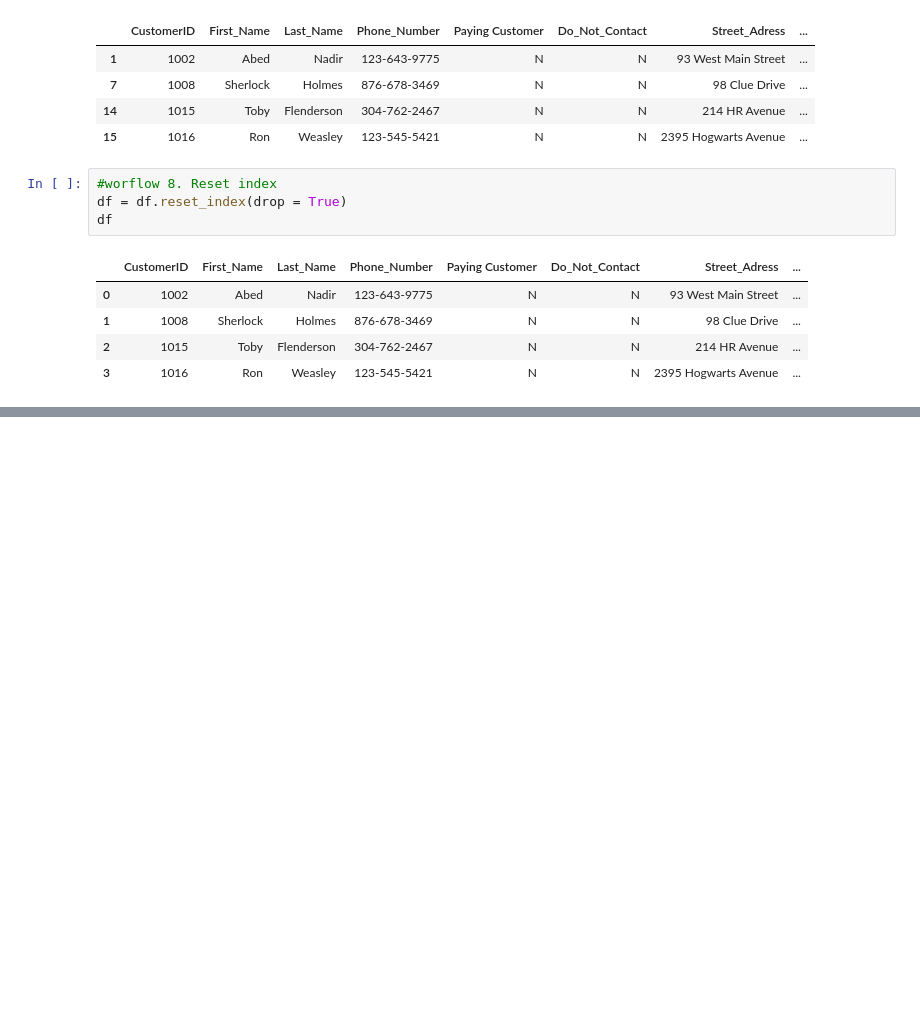
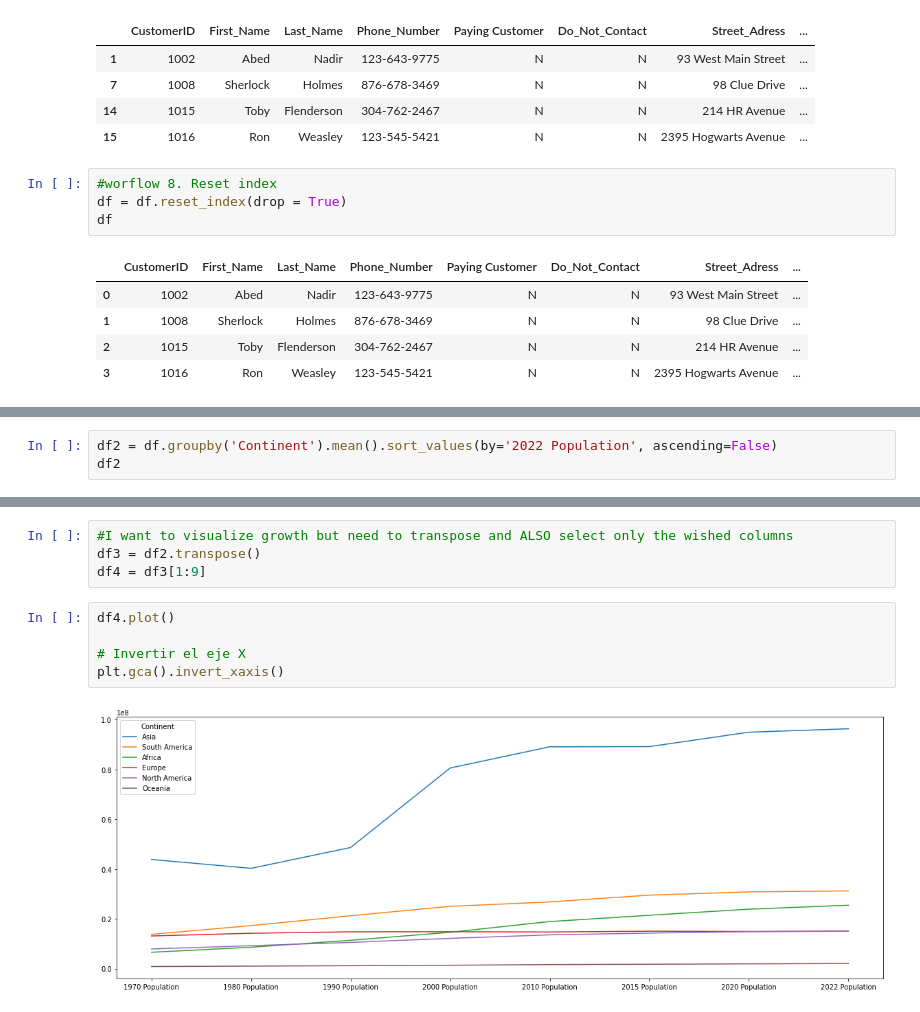
Before and after one commit to casbaleo/pandas-project, a Jupyter notebook: pandas_cleaning.ipynb, the cells around one changed output, grey strips where cells are left out. Cells and saved outputs as stored; diff of their text form; blank space fills up the shorter version.

```diff
--- a/pandas_cleaning.ipynb
+++ b/pandas_cleaning.ipynb
@@ -839,0 +1054,3 @@ df
+# %%
+df2 = df.groupby('Continent').mean().sort_values(by='2022 Population', ascending=False)
+df2
@@ -839,0 +1087,11 @@ df
+# %%
+#I want to visualize growth but need to transpose and ALSO select only the wished columns
+df3 = df2.transpose()
+df4 = df3[1:9]
+# %%
+df4.plot()
+
+# Invertir el eje X
+plt.gca().invert_xaxis()
+# %% [output]
+[figure, added]
```
Also changed, not shown: parts of 17 cells of this notebook.
